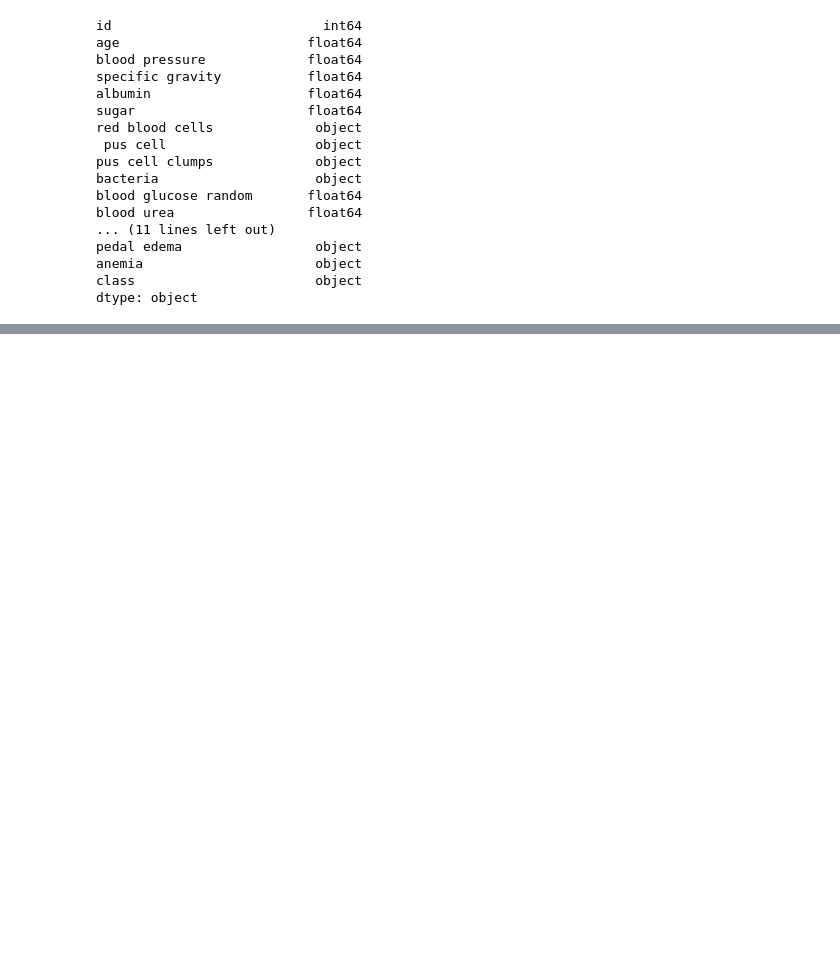
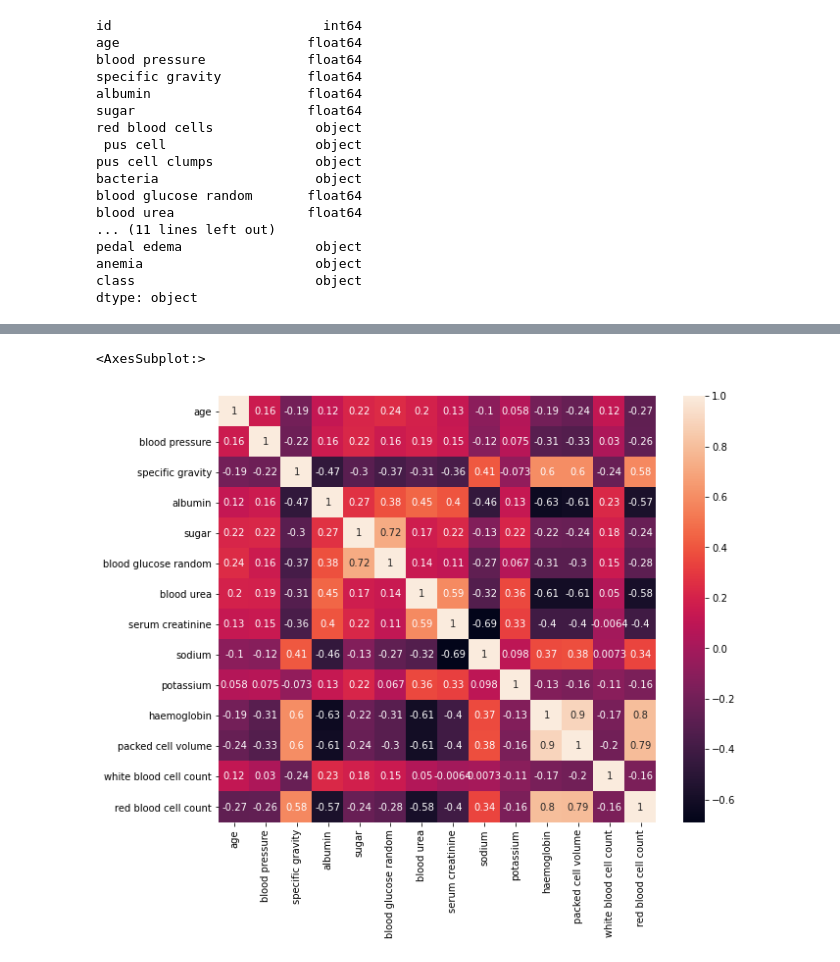
Before and after one commit to purnenduvashistha/Kidney_Disease, a Jupyter notebook: KidneyDisease.ipynb, the cells around one changed output, grey strips where cells are left out. Drawn from its saved outputs; the diff is of its cells as text; code cells hidden in the pictures; blank space fills up the shorter version.

```diff
--- a/KidneyDisease.ipynb
+++ b/KidneyDisease.ipynb
@@ -83,0 +194,7 @@ df.drop('id',axis=1,inplace=True)
+# %%
+plt.figure(figsize=(10,8))
+df.corr()
+sns.heatmap(df.corr(),annot=True)
+# %% [output]
+<AxesSubplot:>
+[figure, added]
```
Also changed, not shown: parts of 23 cells of this notebook.
